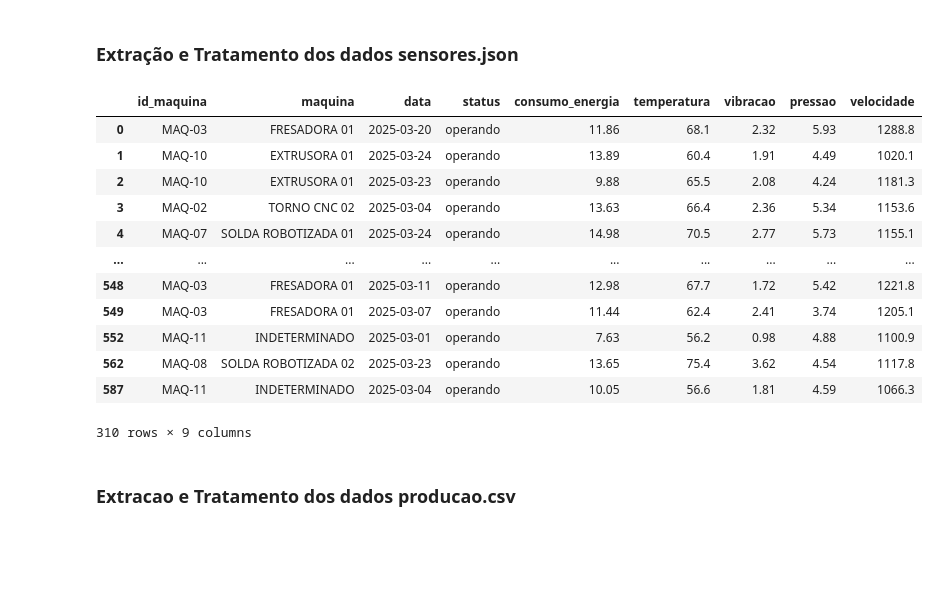
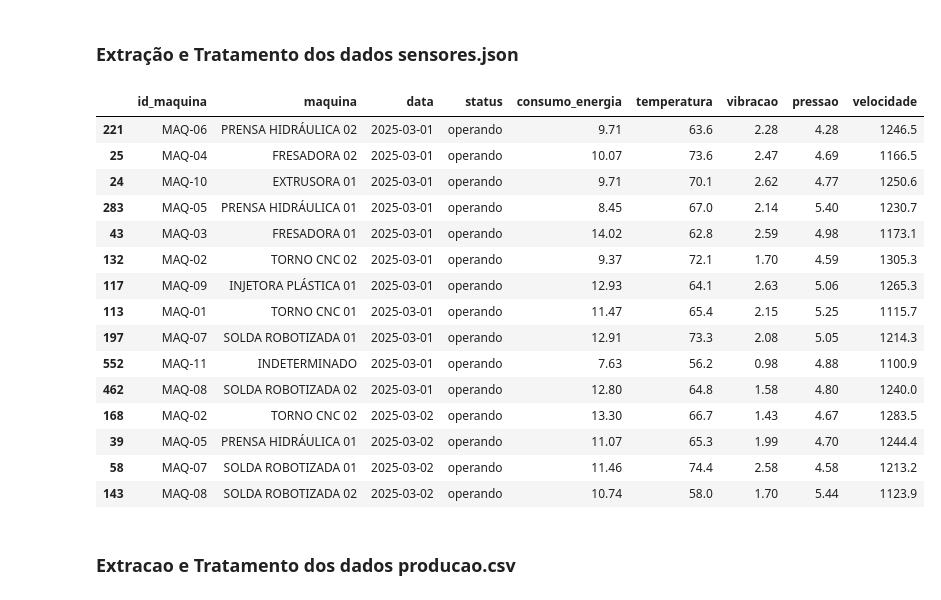
Before and after one commit to cirobezerradev/projeto-tecfor-industrial, a Jupyter notebook: Análise_de_Dados_Industriais.ipynb, the cells around one changed output. Cells and saved outputs as stored; diff of their text form; code cells hidden in the pictures; blank space fills up the shorter version.

```diff
--- a/Análise_de_Dados_Industriais.ipynb
+++ b/Análise_de_Dados_Industriais.ipynb
@@ -59,46 +59,49 @@ df_sensores = pd.concat([df_sensores, df_medicoes], axis=1)
 df_sensores['temperatura'] = df_sensores['temperatura'].fillna(df_sensores['temperatura'].median())
 
 # Verificar duplicados
 # print(f'Duplicados: {df_sensores.duplicated().sum()}')
 # verificado 4 duplicados
 # Etapa 3 excluir duplicados
 df_sensores = df_sensores.drop_duplicates()
 # converter para datetime e padronizar o formato para futuro merge
 df_sensores['timestamp'] = pd.to_datetime(df_sensores['timestamp']).dt.strftime('%Y-%m-%d')
 # renomear a coluna timestamp para data
 df_sensores = df_sensores.rename(columns={'timestamp': 'data'})
 df_sensores['data'] = pd.to_datetime(df_sensores['data'])
 
 # Inserir uma nova coluna mapeada pelo codigo usando o dicionario cod_maquina
 df_sensores.insert(1, 'maquina', df_sensores['id_maquina'].map(cod_maquina))
 
 # Padronizando os valores da coluna status
 df_sensores['status'] = df_sensores['status'].str.strip().str.lower()
 
 # Valores negativos na pressaõ substituidos pela mediana
 mediana_pressao = df_sensores[df_sensores['pressao'] > 0]['pressao'].median()
 df_sensores.loc[df_sensores['pressao'] <= 0, 'pressao'] = mediana_pressao
 
 # Foi verificado duplicidade de leituras de sensores na mesma data de leitura
 df_sensores.duplicated(subset=['id_maquina', 'data'], keep=False).sum()
 # Soluçao deletar os duplicados, mantendo a primeira ocorrencia
 df_sensores = df_sensores.drop_duplicates(subset=['id_maquina', 'data'], keep='first')
 
-df_sensores
+df_sensores.sort_values('data').head(15)
 # %% [output]
 |  | id_maquina | maquina | data | status | consumo_energia | temperatura | vibracao | pressao | velocidade |
-| 0 | MAQ-03 | FRESADORA 01 | 2025-03-20 | operando | 11.86 | 68.1 | 2.32 | 5.93 | 1288.8 |
-| 1 | MAQ-10 | EXTRUSORA 01 | 2025-03-24 | operando | 13.89 | 60.4 | 1.91 | 4.49 | 1020.1 |
-| 2 | MAQ-10 | EXTRUSORA 01 | 2025-03-23 | operando | 9.88 | 65.5 | 2.08 | 4.24 | 1181.3 |
-| 3 | MAQ-02 | TORNO CNC 02 | 2025-03-04 | operando | 13.63 | 66.4 | 2.36 | 5.34 | 1153.6 |
-| 4 | MAQ-07 | SOLDA ROBOTIZADA 01 | 2025-03-24 | operando | 14.98 | 70.5 | 2.77 | 5.73 | 1155.1 |
-| ... | ... | ... | ... | ... | ... | ... | ... | ... | ... |
-| 548 | MAQ-03 | FRESADORA 01 | 2025-03-11 | operando | 12.98 | 67.7 | 1.72 | 5.42 | 1221.8 |
-| 549 | MAQ-03 | FRESADORA 01 | 2025-03-07 | operando | 11.44 | 62.4 | 2.41 | 3.74 | 1205.1 |
+| 221 | MAQ-06 | PRENSA HIDRÁULICA 02 | 2025-03-01 | operando | 9.71 | 63.6 | 2.28 | 4.28 | 1246.5 |
+| 25 | MAQ-04 | FRESADORA 02 | 2025-03-01 | operando | 10.07 | 73.6 | 2.47 | 4.69 | 1166.5 |
+| 24 | MAQ-10 | EXTRUSORA 01 | 2025-03-01 | operando | 9.71 | 70.1 | 2.62 | 4.77 | 1250.6 |
+| 283 | MAQ-05 | PRENSA HIDRÁULICA 01 | 2025-03-01 | operando | 8.45 | 67.0 | 2.14 | 5.40 | 1230.7 |
+| 43 | MAQ-03 | FRESADORA 01 | 2025-03-01 | operando | 14.02 | 62.8 | 2.59 | 4.98 | 1173.1 |
+| 132 | MAQ-02 | TORNO CNC 02 | 2025-03-01 | operando | 9.37 | 72.1 | 1.70 | 4.59 | 1305.3 |
+| 117 | MAQ-09 | INJETORA PLÁSTICA 01 | 2025-03-01 | operando | 12.93 | 64.1 | 2.63 | 5.06 | 1265.3 |
+| 113 | MAQ-01 | TORNO CNC 01 | 2025-03-01 | operando | 11.47 | 65.4 | 2.15 | 5.25 | 1115.7 |
+| 197 | MAQ-07 | SOLDA ROBOTIZADA 01 | 2025-03-01 | operando | 12.91 | 73.3 | 2.08 | 5.05 | 1214.3 |
 | 552 | MAQ-11 | INDETERMINADO | 2025-03-01 | operando | 7.63 | 56.2 | 0.98 | 4.88 | 1100.9 |
-| 562 | MAQ-08 | SOLDA ROBOTIZADA 02 | 2025-03-23 | operando | 13.65 | 75.4 | 3.62 | 4.54 | 1117.8 |
-| 587 | MAQ-11 | INDETERMINADO | 2025-03-04 | operando | 10.05 | 56.6 | 1.81 | 4.59 | 1066.3 |
+| 462 | MAQ-08 | SOLDA ROBOTIZADA 02 | 2025-03-01 | operando | 12.80 | 64.8 | 1.58 | 4.80 | 1240.0 |
+| 168 | MAQ-02 | TORNO CNC 02 | 2025-03-02 | operando | 13.30 | 66.7 | 1.43 | 4.67 | 1283.5 |
+| 39 | MAQ-05 | PRENSA HIDRÁULICA 01 | 2025-03-02 | operando | 11.07 | 65.3 | 1.99 | 4.70 | 1244.4 |
+| 58 | MAQ-07 | SOLDA ROBOTIZADA 01 | 2025-03-02 | operando | 11.46 | 74.4 | 2.58 | 4.58 | 1213.2 |
+| 143 | MAQ-08 | SOLDA ROBOTIZADA 02 | 2025-03-02 | operando | 10.74 | 58.0 | 1.70 | 5.44 | 1123.9 |
-310 rows × 9 columns
 # %% [markdown]
 ### Extracao e Tratamento dos dados producao.csv
 # %%
```
Also changed, not shown: parts of 9 cells of this notebook.
